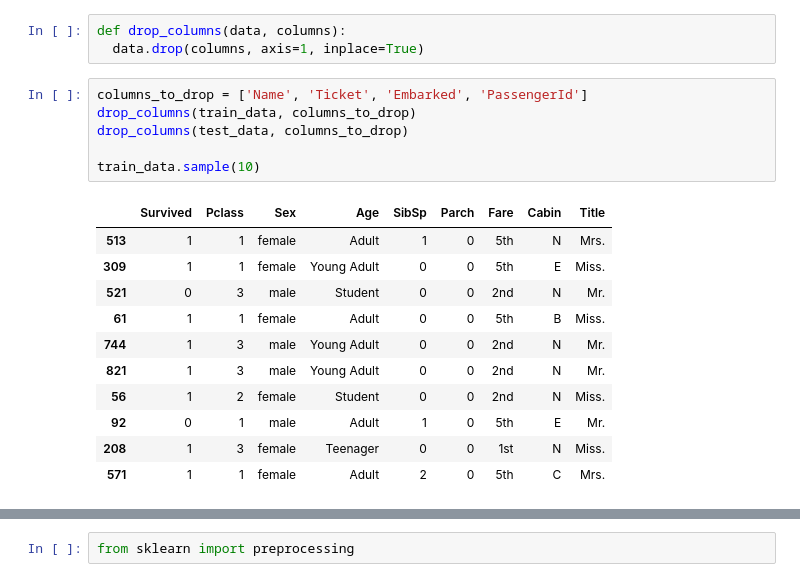
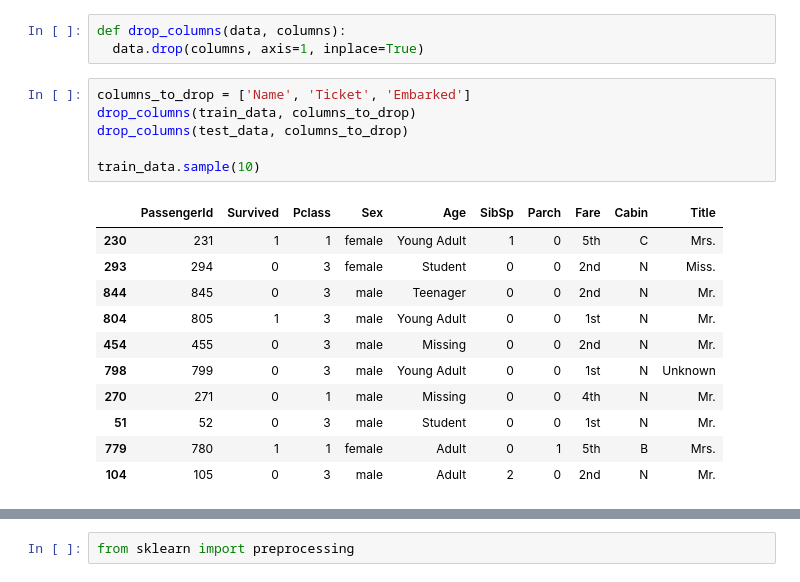
Before and after one commit to andres112/Advanced-Python, a Jupyter notebook: Titanic.ipynb, the cells around one changed output, grey strips where cells are left out. Drawn from its saved outputs; the diff is of its cells as text.

```diff
--- a/Titanic.ipynb
+++ b/Titanic.ipynb
@@ -260,23 +260,23 @@ train_data.sample(10)
 def drop_columns(data, columns):
   data.drop(columns, axis=1, inplace=True)
 # %%
-columns_to_drop = ['Name', 'Ticket', 'Embarked', 'PassengerId']
+columns_to_drop = ['Name', 'Ticket', 'Embarked']
 drop_columns(train_data, columns_to_drop)
 drop_columns(test_data, columns_to_drop)
 
 train_data.sample(10)
 # %% [output]
-|  | Survived | Pclass | Sex | Age | SibSp | Parch | Fare | Cabin | Title |
-| 513 | 1 | 1 | female | Adult | 1 | 0 | 5th | N | Mrs. |
-| 309 | 1 | 1 | female | Young Adult | 0 | 0 | 5th | E | Miss. |
-| 521 | 0 | 3 | male | Student | 0 | 0 | 2nd | N | Mr. |
-| 61 | 1 | 1 | female | Adult | 0 | 0 | 5th | B | Miss. |
-| 744 | 1 | 3 | male | Young Adult | 0 | 0 | 2nd | N | Mr. |
-| 821 | 1 | 3 | male | Young Adult | 0 | 0 | 2nd | N | Mr. |
-| 56 | 1 | 2 | female | Student | 0 | 0 | 2nd | N | Miss. |
-| 92 | 0 | 1 | male | Adult | 1 | 0 | 5th | E | Mr. |
-| 208 | 1 | 3 | female | Teenager | 0 | 0 | 1st | N | Miss. |
-| 571 | 1 | 1 | female | Adult | 2 | 0 | 5th | C | Mrs. |
+|  | PassengerId | Survived | Pclass | Sex | Age | SibSp | Parch | Fare | Cabin | Title |
+| 230 | 231 | 1 | 1 | female | Young Adult | 1 | 0 | 5th | C | Mrs. |
+| 293 | 294 | 0 | 3 | female | Student | 0 | 0 | 2nd | N | Miss. |
+| 844 | 845 | 0 | 3 | male | Teenager | 0 | 0 | 2nd | N | Mr. |
+| 804 | 805 | 1 | 3 | male | Young Adult | 0 | 0 | 1st | N | Mr. |
+| 454 | 455 | 0 | 3 | male | Missing | 0 | 0 | 2nd | N | Mr. |
+| 798 | 799 | 0 | 3 | male | Young Adult | 0 | 0 | 1st | N | Unknown |
+| 270 | 271 | 0 | 1 | male | Missing | 0 | 0 | 4th | N | Mr. |
+| 51 | 52 | 0 | 3 | male | Student | 0 | 0 | 1st | N | Mr. |
+| 779 | 780 | 1 | 1 | female | Adult | 0 | 1 | 5th | B | Mrs. |
+| 104 | 105 | 0 | 3 | male | Adult | 2 | 0 | 2nd | N | Mr. |
 # %%
 fig, ax = plt.subplots(figsize=(10, 6))
 sns.barplot(x='Age', y='Survived', hue='Sex', data=train_data, ax=ax)
```
Also changed, not shown: parts of 18 cells of this notebook.
